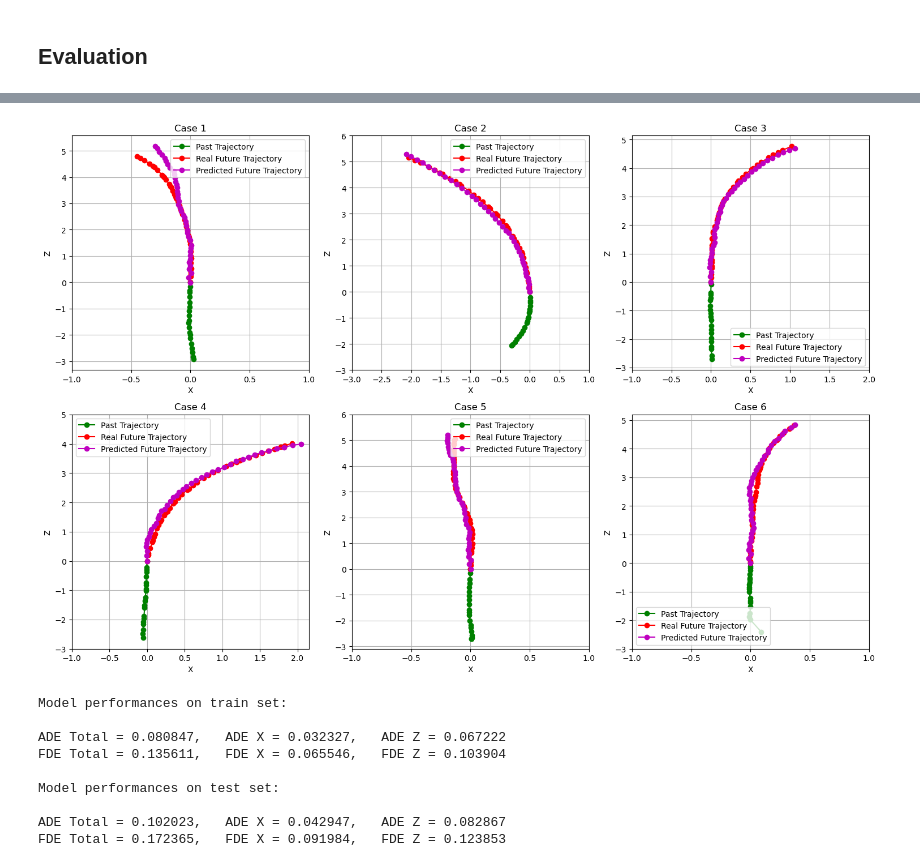
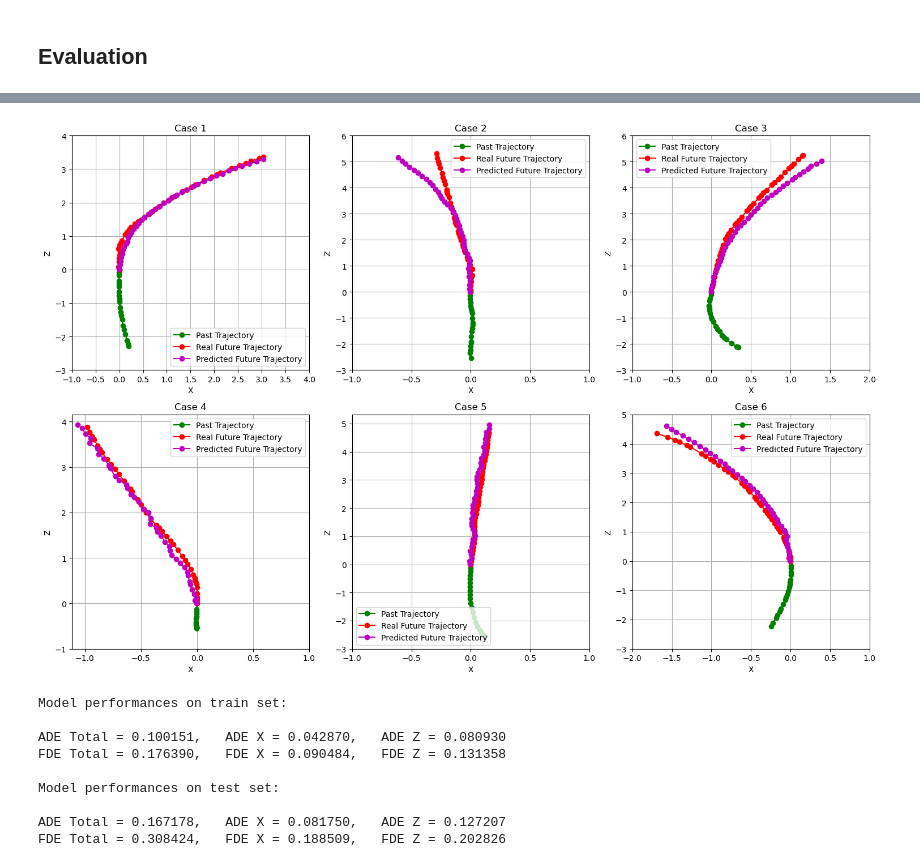
Before and after one commit to AlexSanta/Lab_Image_and_Video_Analysis, a Jupyter notebook: step2_one_shot.ipynb, the cells around one changed output, grey strips where cells are left out. Cells and saved outputs as stored; diff of their text form; code cells hidden in the pictures.

```diff
--- a/step2_one_shot.ipynb
+++ b/step2_one_shot.ipynb
@@ -24,8 +24,12 @@ future_seconds = 4
 framerate = 10
 # %% [markdown]
 ## Calcolo e salvataggio subsampling delle nuvole di punti
+# %%
+def extract_number(filename):
+    return int(filename.split('_')[1].split('.')[0])
 # %%
-npz_files = [f for f in os.listdir(folder_path) if f.endswith('.npz')]
+all_files = [f for f in os.listdir(folder_path) if f.endswith('.npz')]
+npz_files = sorted(all_files, key=extract_number)
 
 point_clouds_subsampled = [] # lista per salvare gli embedding
 
@@ -72,10 +78,15 @@ class PointNetfeat(nn.Module):
 class CustomDataset(Dataset):
     def __init__(self, folder_path, point_clouds_subsampled, past_seconds=2, future_seconds=4, framerate=10):
         self.folder_path = folder_path
-        self.npz_files = [f for f in os.listdir(folder_path) if f.endswith('.npz')]
         self.past_frames = framerate * past_seconds
         self.future_frames = framerate * future_seconds
         self.point_clouds_subsampled = point_clouds_subsampled
+
+        def extract_number(filename):
+            return int(filename.split('_')[1].split('.')[0])
+
+        all_files = [f for f in os.listdir(folder_path) if f.endswith('.npz')]
+        self.npz_files = sorted(all_files, key=extract_number)
 
     def __len__(self):
         return len(self.npz_files)
@@ -378,8 +393,8 @@ plot_loss(len(train_losses_total), train_losses_total, test_losses_total, train_
 # %% [markdown]
 ## Evaluation
 # %%
-model = MyModel(input_size=input_size, hidden_size=hidden_size, output_size=input_size * 40,
-              num_layers=num_layers).to(device=device)
+model = MyModel(input_size=input_size, hidden_size=hidden_size, output_size=input_size*future_seconds*framerate,
+              num_layers=num_layers, future_steps=future_seconds*framerate).to(device=device)
 model.load_state_dict(torch.load("model_weights_step2_one_shot"))
 
 model.eval()
@@ -395,7 +420,7 @@ batch = next(iter(test_loader)) # prende un batch dal test_loader
 past_batch, future_batch, pc_batch = batch  # estrae passato, futuro e embedding della point-cloud dal batch
 
 # seleziona tre esempi diversi dal batch
-indices = [14, 20, 32, 35, 50, 60]  # indici di sei campioni
+indices = [5, 10, 15, 20, 25, 26]  # indici di sei campioni
 examples = [(past_batch[i], future_batch[i], pc_batch[i]) for i in indices]
 
 fig, axes = plt.subplots(2, 3, figsize=(15, 10))
@@ -412,34 +437,34 @@ for i, (past, future, pc) in enumerate(examples):
     with torch.no_grad():
         predicted_future = model(past_tensor, pc_tensor).squeeze(0).cpu().detach().numpy() # predice e converte in numpy
 
     row, col = divmod(i, 3)  # Converte i in (riga, colonna)
 
     # Plot
     axes[row, col].plot(past[:, 0], past[:, 1], 'g-o', label="Past Trajectory")
     axes[row, col].plot(future[:, 0], future[:, 1], 'r-o', label="Real Future Trajectory")
     axes[row, col].plot(predicted_future[:, 0], predicted_future[:, 1], 'm-o', label="Predicted Future Trajectory")
 
     axes[row, col].set_xlabel("X")
     axes[row, col].set_ylabel("Z")
     axes[row, col].set_title(f"Case {i+1}")
     axes[row, col].legend()
     axes[row, col].grid()
 
     x_min, x_max = all_points[:, 0].min(), all_points[:, 0].max()
     z_min, z_max = all_points[:, 1].min(), all_points[:, 1].max()
 
     x_min_tick = float(np.floor(float(x_min)))
     x_max_tick = float(np.ceil(float(x_max)))
     z_min_tick = float(np.floor(float(z_min)))
     z_max_tick = float(np.ceil(float(z_max)))
 
     axes[row, col].set_xticks(np.arange(x_min_tick, x_max_tick + 0.5, 0.5))
     axes[row, col].set_yticks(np.arange(z_min_tick, z_max_tick + 1.0, 1.0))
 
 plt.tight_layout()
 plt.show()
 # %% [output]
-[figure, old version]
+[figure, new version]
 # %%
 def performance_measurement(model, device, train_loader, test_loader):
     model.eval() #setta il modello in evaluation mode
@@ -531,13 +556,13 @@ performance_measurement(model=model, device=device, train_loader=train_loader, t
 # %% [output]
 Model performances on train set:
 
-ADE Total = 0.080847,   ADE X = 0.032327,   ADE Z = 0.067222
-FDE Total = 0.135611,   FDE X = 0.065546,   FDE Z = 0.103904
+ADE Total = 0.100151,   ADE X = 0.042870,   ADE Z = 0.080930
+FDE Total = 0.176390,   FDE X = 0.090484,   FDE Z = 0.131358
 
 Model performances on test set:
 
-ADE Total = 0.102023,   ADE X = 0.042947,   ADE Z = 0.082867
-FDE Total = 0.172365,   FDE X = 0.091984,   FDE Z = 0.123853
+ADE Total = 0.167178,   ADE X = 0.081750,   ADE Z = 0.127207
+FDE Total = 0.308424,   FDE X = 0.188509,   FDE Z = 0.202826
 # %%
 def save_prediction(index):
     model.eval()
```
Also changed, not shown: parts of 12 cells of this notebook, 5 other files.
